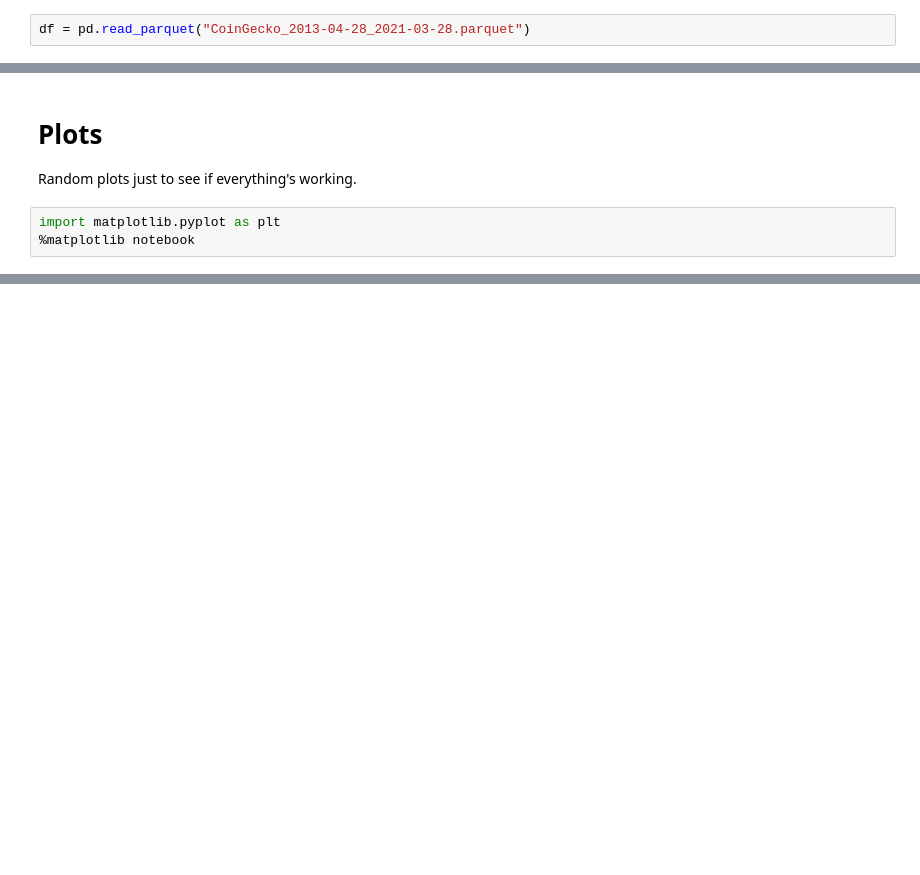
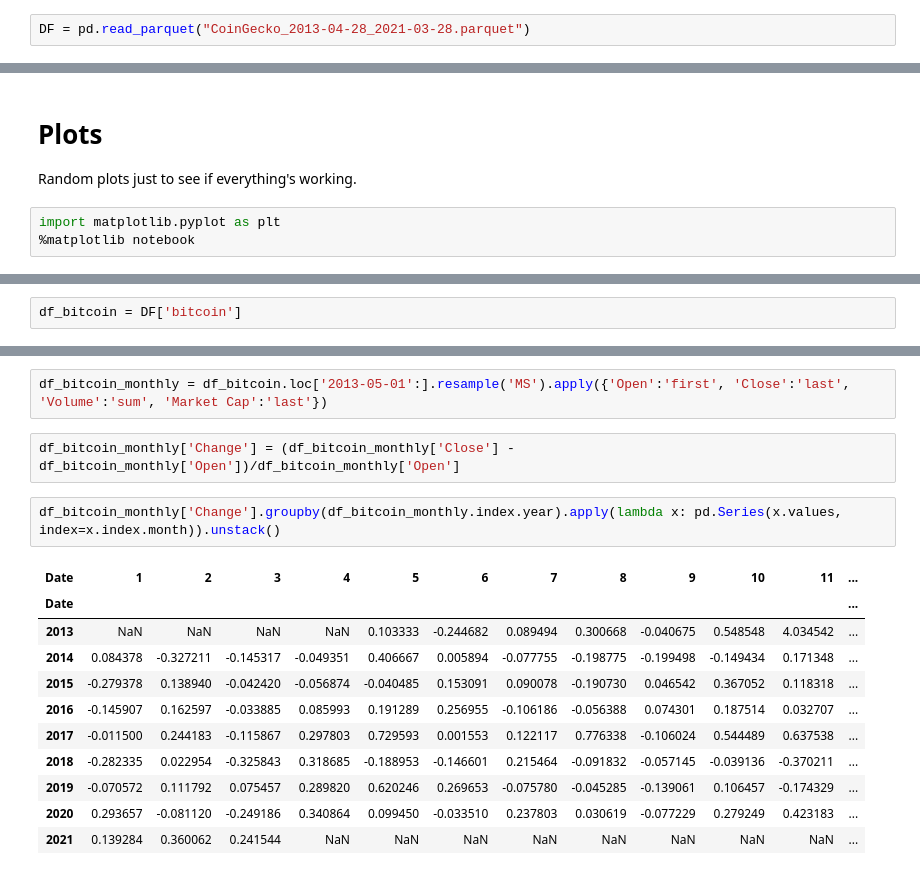
Before and after one commit to bplfamily/bplnotebooks, a Jupyter notebook: 01 - CoinGecko/CoinGecko Historical Data, Parquet.ipynb, the cells around one changed output, grey strips where cells are left out. Saved outputs shown, nothing was run; the diff lists cells and outputs as text; blank space fills up the shorter version.

Commit message:
CoinGecko: fetched bitcoin data and tabulated monthly performance

```diff
--- a/01 - CoinGecko/CoinGecko Historical Data, Parquet.ipynb
+++ b/01 - CoinGecko/CoinGecko Historical Data, Parquet.ipynb
@@ -5,4 +5,4 @@ The data is stored in a parquet file, which we assume has been extracted (see RE
 # %%
 import pandas as pd
 # %%
-df = pd.read_parquet("CoinGecko_2013-04-28_2021-03-28.parquet")
+DF = pd.read_parquet("CoinGecko_2013-04-28_2021-03-28.parquet")
@@ -57,0 +88,2 @@ fig = plt.figure(); df['electroneum']['Close'].plot(figure=fig)
+# %%
+df_bitcoin = DF['bitcoin']
@@ -57,0 +107,18 @@ fig = plt.figure(); df['electroneum']['Close'].plot(figure=fig)
+# %%
+df_bitcoin_monthly = df_bitcoin.loc['2013-05-01':].resample('MS').apply({'Open':'first', 'Close':'last', 'Volume':'sum', 'Market Cap':'last'})
+# %%
+df_bitcoin_monthly['Change'] = (df_bitcoin_monthly['Close'] - df_bitcoin_monthly['Open'])/df_bitcoin_monthly['Open']
+# %%
+df_bitcoin_monthly['Change'].groupby(df_bitcoin_monthly.index.year).apply(lambda x: pd.Series(x.values, index=x.index.month)).unstack()
+# %% [output]
+| Date | 1 | 2 | 3 | 4 | 5 | 6 | 7 | 8 | 9 | 10 | 11 | ... |
+| Date |  |  |  |  |  |  |  |  |  |  |  | ... |
+| 2013 | NaN | NaN | NaN | NaN | 0.103333 | -0.244682 | 0.089494 | 0.300668 | -0.040675 | 0.548548 | 4.034542 | ... |
+| 2014 | 0.084378 | -0.327211 | -0.145317 | -0.049351 | 0.406667 | 0.005894 | -0.077755 | -0.198775 | -0.199498 | -0.149434 | 0.171348 | ... |
+| 2015 | -0.279378 | 0.138940 | -0.042420 | -0.056874 | -0.040485 | 0.153091 | 0.090078 | -0.190730 | 0.046542 | 0.367052 | 0.118318 | ... |
+| 2016 | -0.145907 | 0.162597 | -0.033885 | 0.085993 | 0.191289 | 0.256955 | -0.106186 | -0.056388 | 0.074301 | 0.187514 | 0.032707 | ... |
+| 2017 | -0.011500 | 0.244183 | -0.115867 | 0.297803 | 0.729593 | 0.001553 | 0.122117 | 0.776338 | -0.106024 | 0.544489 | 0.637538 | ... |
+| 2018 | -0.282335 | 0.022954 | -0.325843 | 0.318685 | -0.188953 | -0.146601 | 0.215464 | -0.091832 | -0.057145 | -0.039136 | -0.370211 | ... |
+| 2019 | -0.070572 | 0.111792 | 0.075457 | 0.289820 | 0.620246 | 0.269653 | -0.075780 | -0.045285 | -0.139061 | 0.106457 | -0.174329 | ... |
+| 2020 | 0.293657 | -0.081120 | -0.249186 | 0.340864 | 0.099450 | -0.033510 | 0.237803 | 0.030619 | -0.077229 | 0.279249 | 0.423183 | ... |
+| 2021 | 0.139284 | 0.360062 | 0.241544 | NaN | NaN | NaN | NaN | NaN | NaN | NaN | NaN | ... |
```
Also changed, not shown: parts of 15 cells of this notebook, 2 other files.
